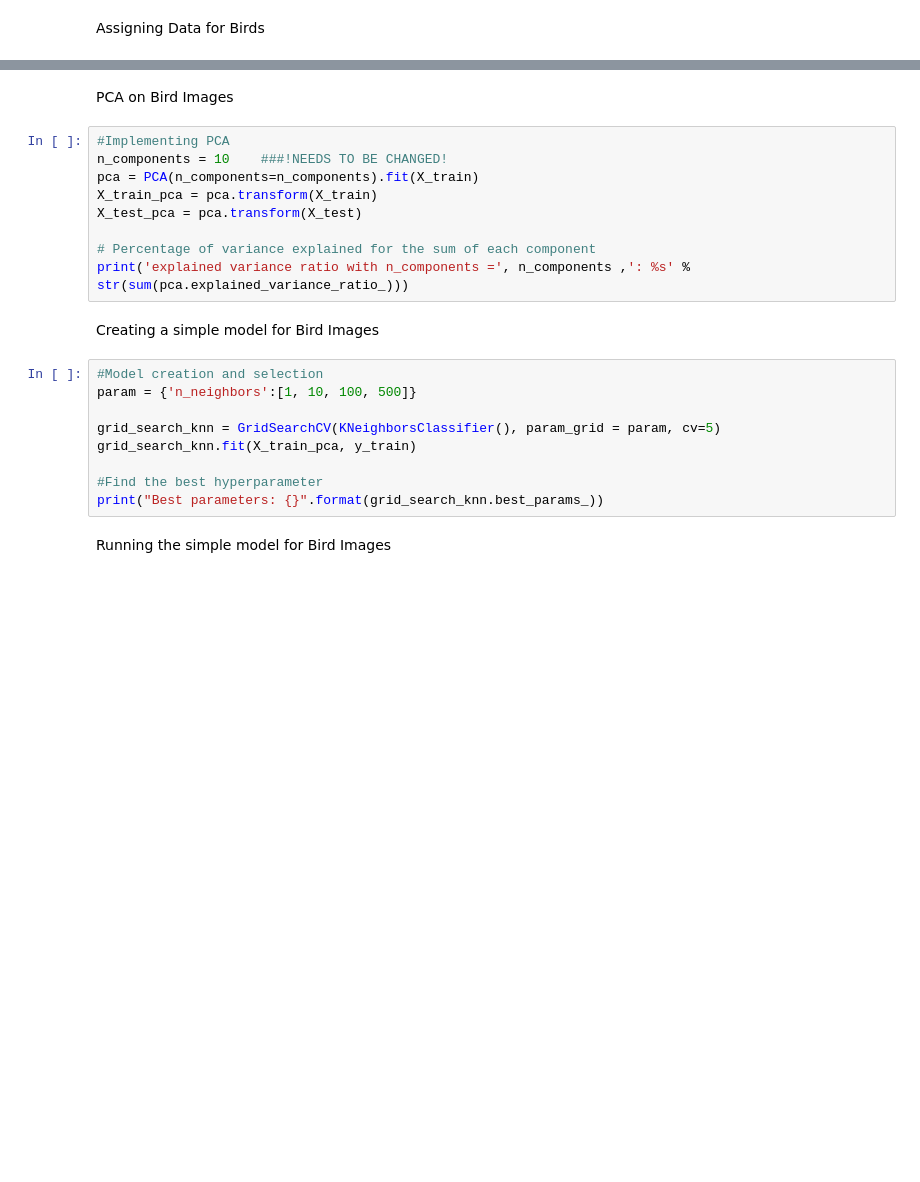
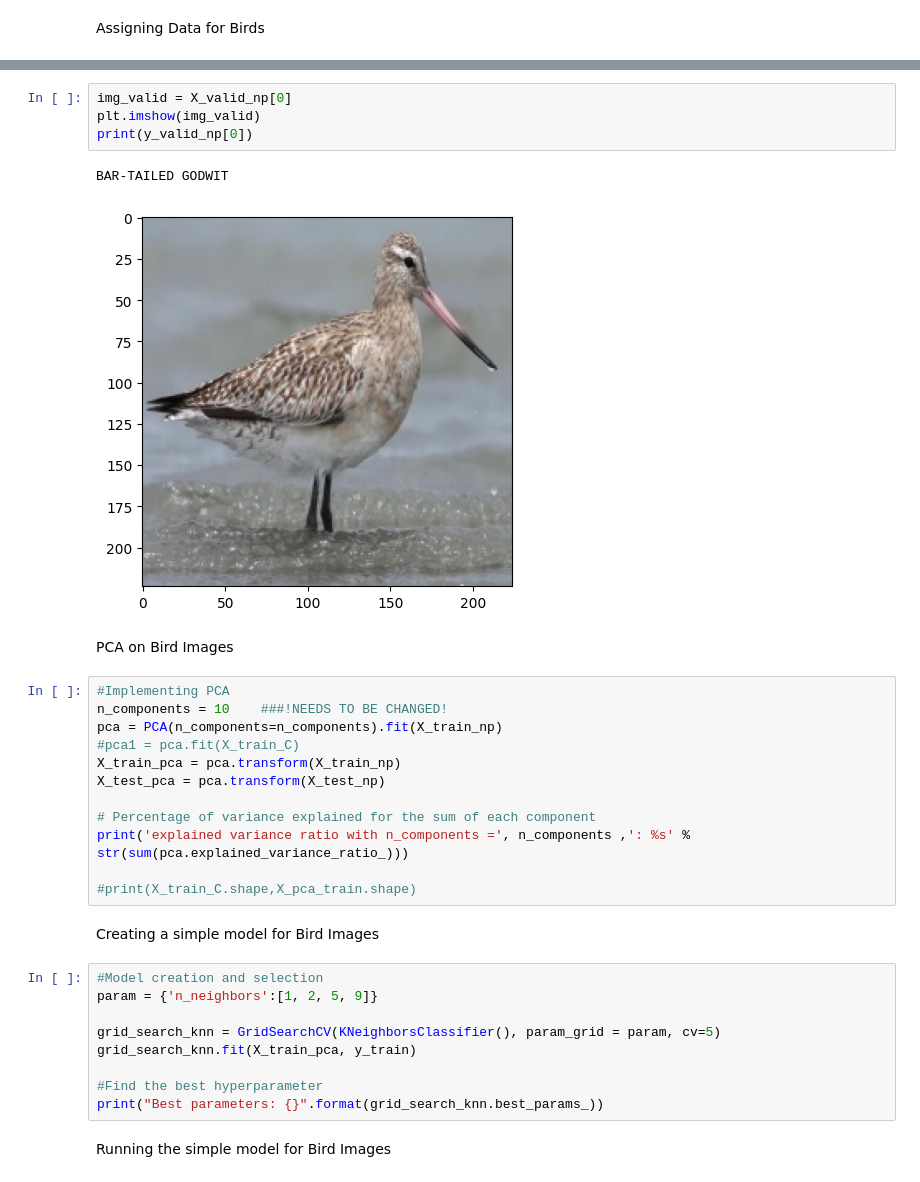
Before and after one commit to xorgoat/Chitter_ML, a Jupyter notebook: Bird Image Model.ipynb, the cells around one changed output, grey strips where cells are left out. Drawn from its saved outputs; the diff is of its cells as text; blank space fills up the shorter version.

```diff
--- a/Bird Image Model.ipynb
+++ b/Bird Image Model.ipynb
@@ -126,19 +116,29 @@ y_valid =
+# %%
+img_valid = X_valid_np[0]
+plt.imshow(img_valid)
+print(y_valid_np[0])
+# %% [output]
+BAR-TAILED GODWIT
+[figure, added]
 # %% [markdown]
 PCA on Bird Images
 # %%
 #Implementing PCA
 n_components = 10    ###!NEEDS TO BE CHANGED!
-pca = PCA(n_components=n_components).fit(X_train)
-X_train_pca = pca.transform(X_train)
-X_test_pca = pca.transform(X_test)
+pca = PCA(n_components=n_components).fit(X_train_np)
+#pca1 = pca.fit(X_train_C)
+X_train_pca = pca.transform(X_train_np)
+X_test_pca = pca.transform(X_test_np)
 
 # Percentage of variance explained for the sum of each component
 print('explained variance ratio with n_components =', n_components ,': %s' % str(sum(pca.explained_variance_ratio_)))
+
+#print(X_train_C.shape,X_pca_train.shape)
 # %% [markdown]
 Creating a simple model for Bird Images
 # %%
 #Model creation and selection
-param = {'n_neighbors':[1, 10, 100, 500]}
+param = {'n_neighbors':[1, 2, 5, 9]}
 
 grid_search_knn = GridSearchCV(KNeighborsClassifier(), param_grid = param, cv=5)
 grid_search_knn.fit(X_train_pca, y_train)
```
Also changed, not shown: parts of 10 cells of this notebook.
